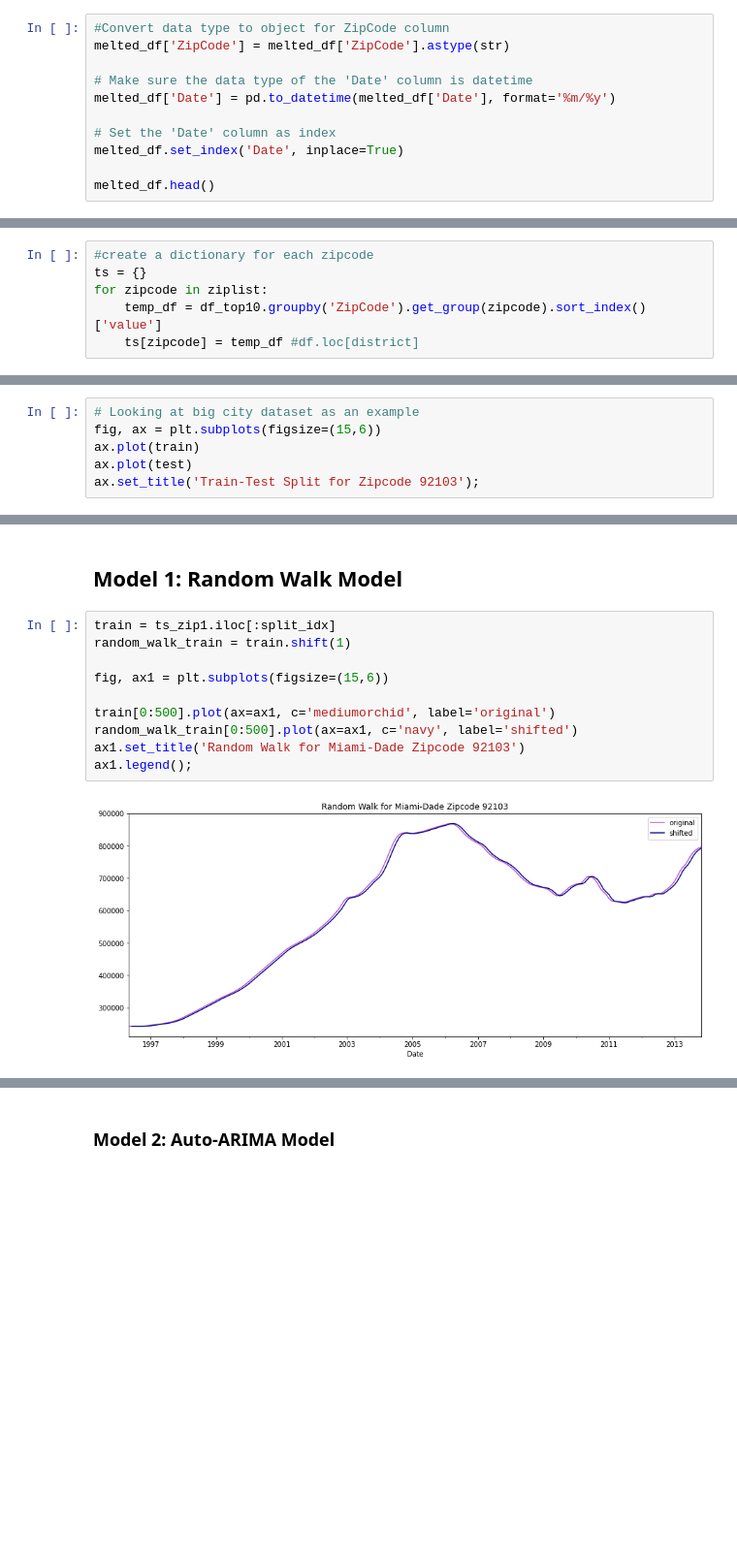
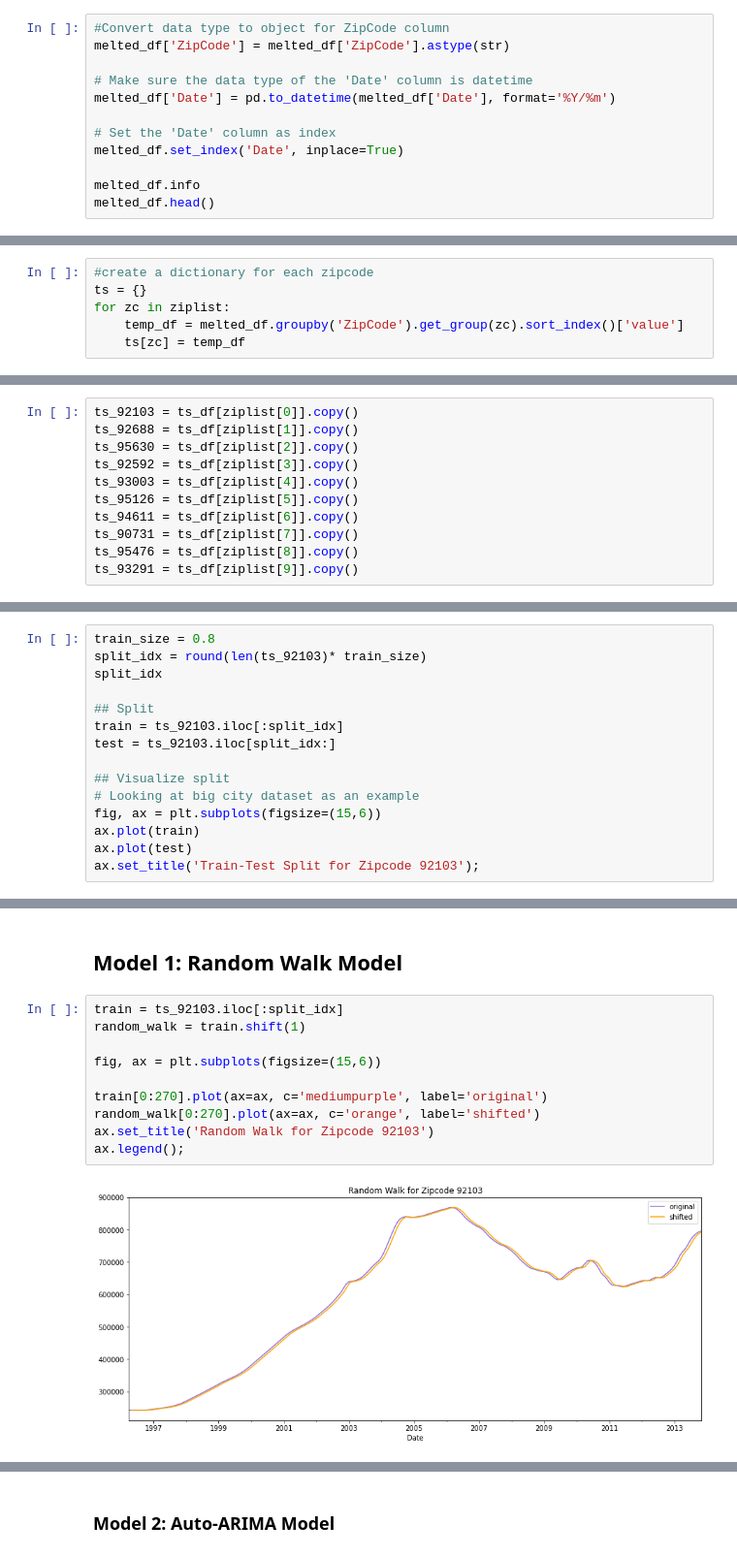
Before and after one commit to jennifernha/Zillow-Time-Series, a Jupyter notebook: Zillow Time Series Analysis.ipynb, the cells around one changed output, grey strips where cells are left out. Shown at 97% size. Cells and saved outputs as stored; diff of their text form; blank space fills up the shorter version.

```diff
--- a/Zillow Time Series Analysis.ipynb
+++ b/Zillow Time Series Analysis.ipynb
@@ -185,10 +161,11 @@ memory usage: 9.6+ MB
 melted_df['ZipCode'] = melted_df['ZipCode'].astype(str)
 
 # Make sure the data type of the 'Date' column is datetime
-melted_df['Date'] = pd.to_datetime(melted_df['Date'], format='%m/%y')
+melted_df['Date'] = pd.to_datetime(melted_df['Date'], format='%Y/%m')
 
 # Set the 'Date' column as index
 melted_df.set_index('Date', inplace=True)
 
+melted_df.info
 melted_df.head()
 # %% [output]
@@ -713,6 +610,6 @@ ziplist = ['92103', '92688', '95630', '92592', '93003', '95126', '94611','90731'
 # %%
 #create a dictionary for each zipcode
 ts = {}
-for zipcode in ziplist:
-    temp_df = df_top10.groupby('ZipCode').get_group(zipcode).sort_index()['value']
-    ts[zipcode] = temp_df #df.loc[district]
+for zc in ziplist:
+    temp_df = melted_df.groupby('ZipCode').get_group(zc).sort_index()['value']
+    ts[zc] = temp_df
@@ -758,0 +627,11 @@ plt.show()
+# %%
+ts_92103 = ts_df[ziplist[0]].copy()
+ts_92688 = ts_df[ziplist[1]].copy()
+ts_95630 = ts_df[ziplist[2]].copy()
+ts_92592 = ts_df[ziplist[3]].copy()
+ts_93003 = ts_df[ziplist[4]].copy()
+ts_95126 = ts_df[ziplist[5]].copy()
+ts_94611 = ts_df[ziplist[6]].copy()
+ts_90731 = ts_df[ziplist[7]].copy()
+ts_95476 = ts_df[ziplist[8]].copy()
+ts_93291 = ts_df[ziplist[9]].copy()
@@ -780,4 +751,13 @@ test = ts_zip1.iloc[split_idx:]
 # %%
+train_size = 0.8
+split_idx = round(len(ts_92103)* train_size)
+split_idx
+
+## Split
+train = ts_92103.iloc[:split_idx]
+test = ts_92103.iloc[split_idx:]
+
+## Visualize split
 # Looking at big city dataset as an example
 fig, ax = plt.subplots(figsize=(15,6))
 ax.plot(train)
@@ -790,16 +768,16 @@ ax.set_title('Train-Test Split for Zipcode 92103');
 # %% [markdown]
 ## Model 1: Random Walk Model
 # %%
-train = ts_zip1.iloc[:split_idx]
-random_walk_train = train.shift(1)
+train = ts_92103.iloc[:split_idx]
+random_walk = train.shift(1)
 
-fig, ax1 = plt.subplots(figsize=(15,6))
+fig, ax = plt.subplots(figsize=(15,6))
 
-train[0:500].plot(ax=ax1, c='mediumorchid', label='original')
-random_walk_train[0:500].plot(ax=ax1, c='navy', label='shifted')
-ax1.set_title('Random Walk for Miami-Dade Zipcode 92103')
-ax1.legend();
+train[0:270].plot(ax=ax, c='mediumpurple', label='original')
+random_walk[0:270].plot(ax=ax, c='orange', label='shifted')
+ax.set_title('Random Walk for Zipcode 92103')
+ax.legend();
 # %% [output]
-[figure, old version]
+[figure, new version]
 # %%
 # Calculate Root Mean Squared Error for above data
```
Also changed, not shown: parts of 90 cells of this notebook.
